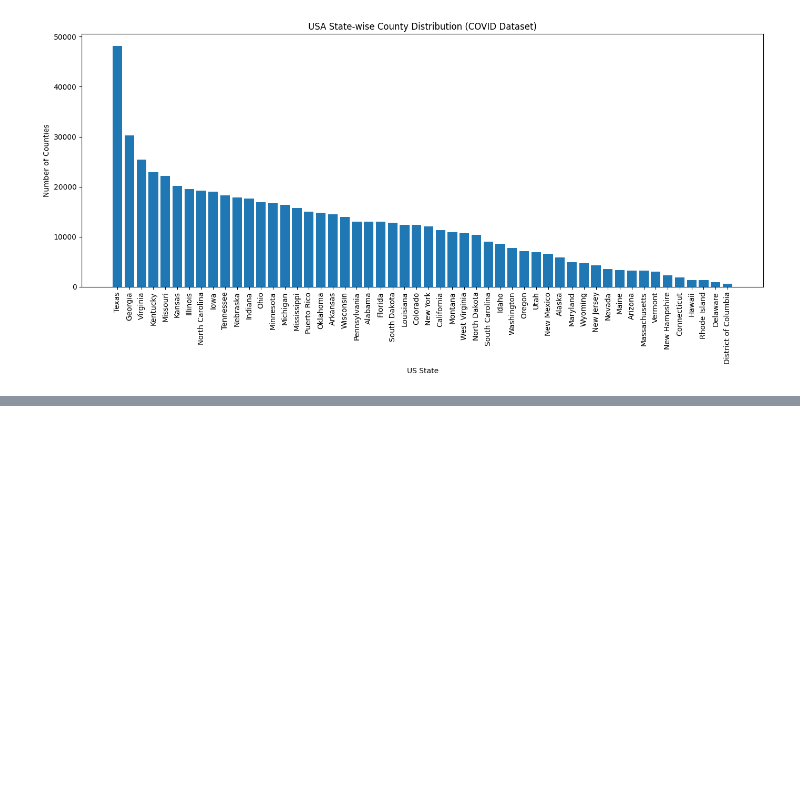
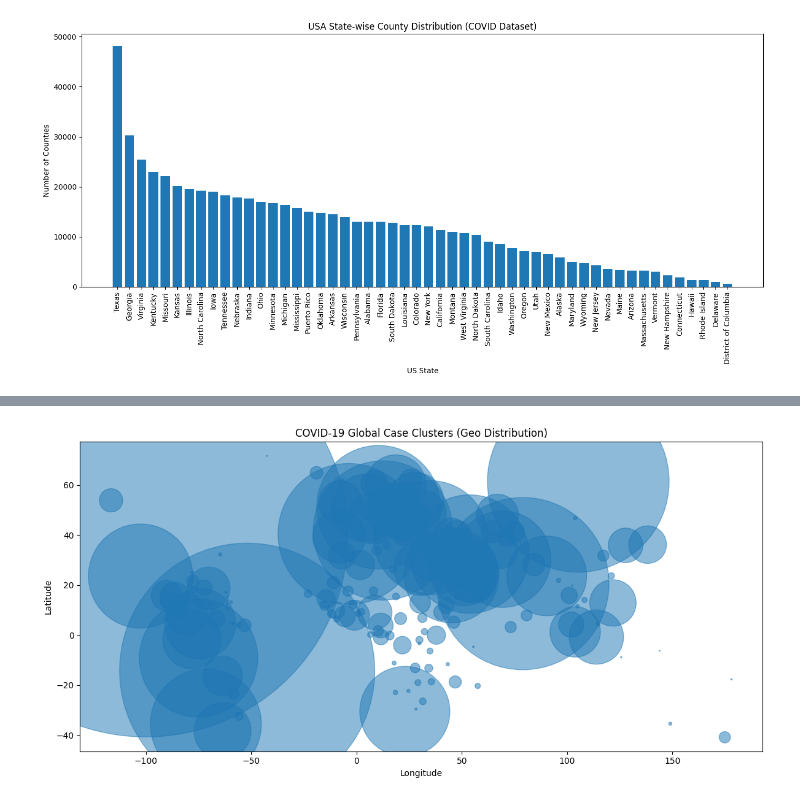
Before and after one commit to dilpreet0007/COVID19-Analytics-Pipeline, a Jupyter notebook: app.ipynb, the cells around one changed output, grey strips where cells are left out. Saved outputs shown, nothing was run; the diff lists cells and outputs as text; code cells hidden in the pictures; blank space fills up the shorter version.

Commit message:
[Dilpreet] Task 16: Latitude-Longitude Based Case Clusters

```diff
--- a/app.ipynb
+++ b/app.ipynb
@@ -967,0 +970,13 @@ plt.show()
+# %%
+geo_df = clean_complete_df.filter(
+    col("Lat").isNotNull() &
+    col("Long").isNotNull() &
+    col("Confirmed").isNotNull()
+)
+# %%
+geo_cluster_df = geo_df.groupBy(
+    "Lat",
+    "Long"
+).agg(
+    spark_sum("Confirmed").alias("Total_Confirmed")
+)
@@ -967,0 +1003,20 @@ plt.show()
+# %%
+geo_pd = geo_cluster_df.toPandas()
+# %%
+plt.figure(figsize=(12, 6))
+
+plt.scatter(
+    geo_pd["Long"],
+    geo_pd["Lat"],
+    s=geo_pd["Total_Confirmed"] / 1000,  # bubble size scaling
+    alpha=0.5
+)
+
+plt.xlabel("Longitude")
+plt.ylabel("Latitude")
+plt.title("COVID-19 Global Case Clusters (Geo Distribution)")
+
+plt.tight_layout()
+plt.show()
+# %% [output]
+[figure, added]
```
Also changed, not shown: parts of 2 cells of this notebook.
